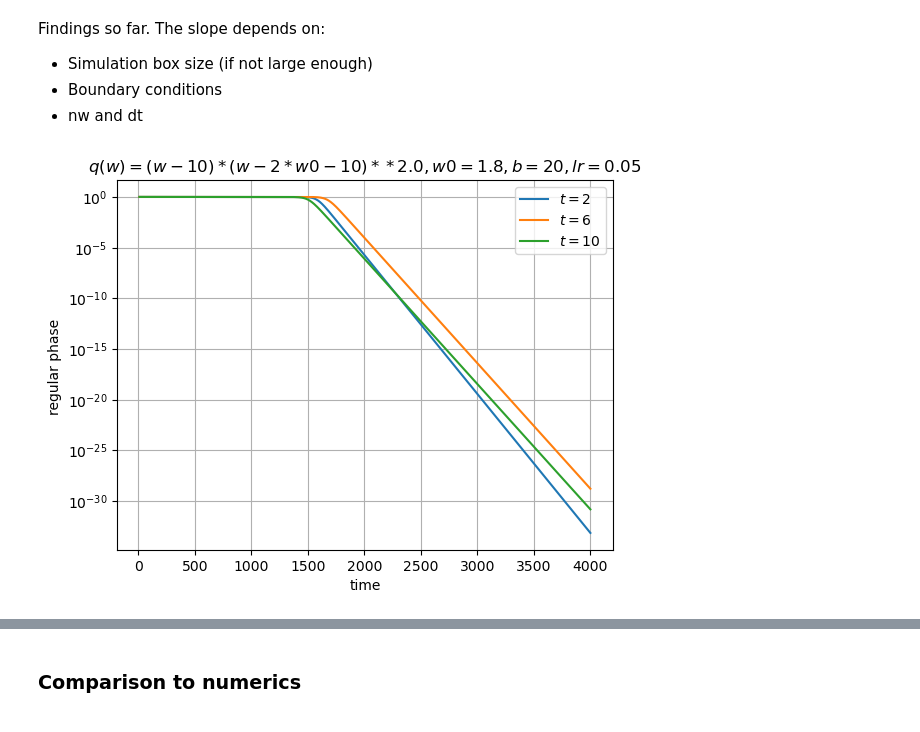
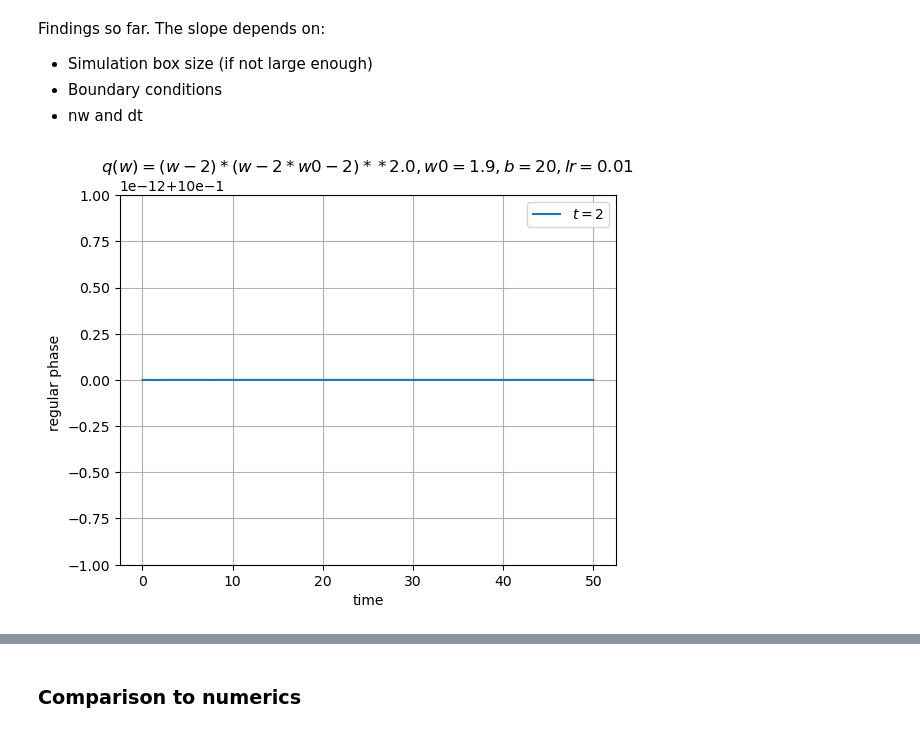
Before and after one commit to gcorlouer/sgd_on_singularities, a Jupyter notebook: experiments/FK_finite_volume.ipynb, the cells around one changed output, grey strips where cells are left out. Saved outputs shown, nothing was run; the diff lists cells and outputs as text; code cells hidden in the pictures.

```diff
--- a/experiments/FK_finite_volume.ipynb
+++ b/experiments/FK_finite_volume.ipynb
@@ -426,7 +426,8 @@ def simulate(lr, dt, time, a, t, nw, w_left, w_right, zero_prob_left, zero_prob_
 
     b = 20
     steps = int(time/dt)
-    v = ve = 1
+    v = 1
+    ve = 2
 
     w, w0 = sym.symbols('w w0')
     # potential
@@ -434,7 +435,7 @@ def simulate(lr, dt, time, a, t, nw, w_left, w_right, zero_prob_left, zero_prob_
     # watershed line (maximum of the potential)
     wmax = (2*t + 2*a+t)/3
     # total length of the interval simulated
-    L = 2*a+t+2
+    L = 2*a+t+4
 
     x, Ps = get_FP_data_init(q, nw, lr, v, ve, a, b, L, dt, steps, w_left, w_right, zero_prob_left, zero_prob_right)
     return q, x, Ps
@@ -446,14 +447,14 @@ Findings so far. The slope depends on:
 * Boundary conditions
 * nw and dt
 # %%
-lr = .05
-dt = 1
-time = 4000
-nw = 2000
-a = 1.8
+lr = .01
+dt = .01
+time = 50
+nw = 5000
+a = 1.9
 x, P = dict(), dict()
-ts = [2, 6, 10]
-zero_prob_left, zero_prob_right = True, False
+ts = [2]
+zero_prob_left, zero_prob_right = True, True
 for t in ts:
     wmax_reg = t
     wmax_sing = 2*a + t
@@ -464,29 +465,29 @@ for t in ts:
 # %%
 fig, ax = plt.subplots()
 b = 20
 for t in ts:
     data = np.array(P[t])
     # index such that i < icut are points classified as "in the regular phase"
     wleft = t
     wright = 2*a + t
     wmax = (2*wleft + wright)/3
     L = 2*a+t+2
     icut = int(nw*wmax/L)
     # dynamic normalization factor (sum might depend on time)
     reg = np.sum(data.T[:icut], axis = 0)/np.sum(data, axis=1)
 
     # remove inital points
-    i0 = 10
+    i0 = 0
     filt = reg[i0:]
     plt.plot(dt*(np.arange(len(filt))+i0), filt, label=f'$t={t}$')
 
-ax.set_yscale('log')
+# ax.set_yscale('log')
 plt.xlabel('time')
 plt.ylabel('regular phase ')
 plt.title(f'$q(w)={q}, w0={a}, b={b}, lr={lr}$')
 plt.legend()
 plt.grid()
 plt.savefig('escape_fp.png', dpi=150)
 plt.show()
 # %% [output]
-[figure, old version]
+[figure, new version]
```
Also changed, not shown: parts of 12 cells of this notebook, 2 other files.
